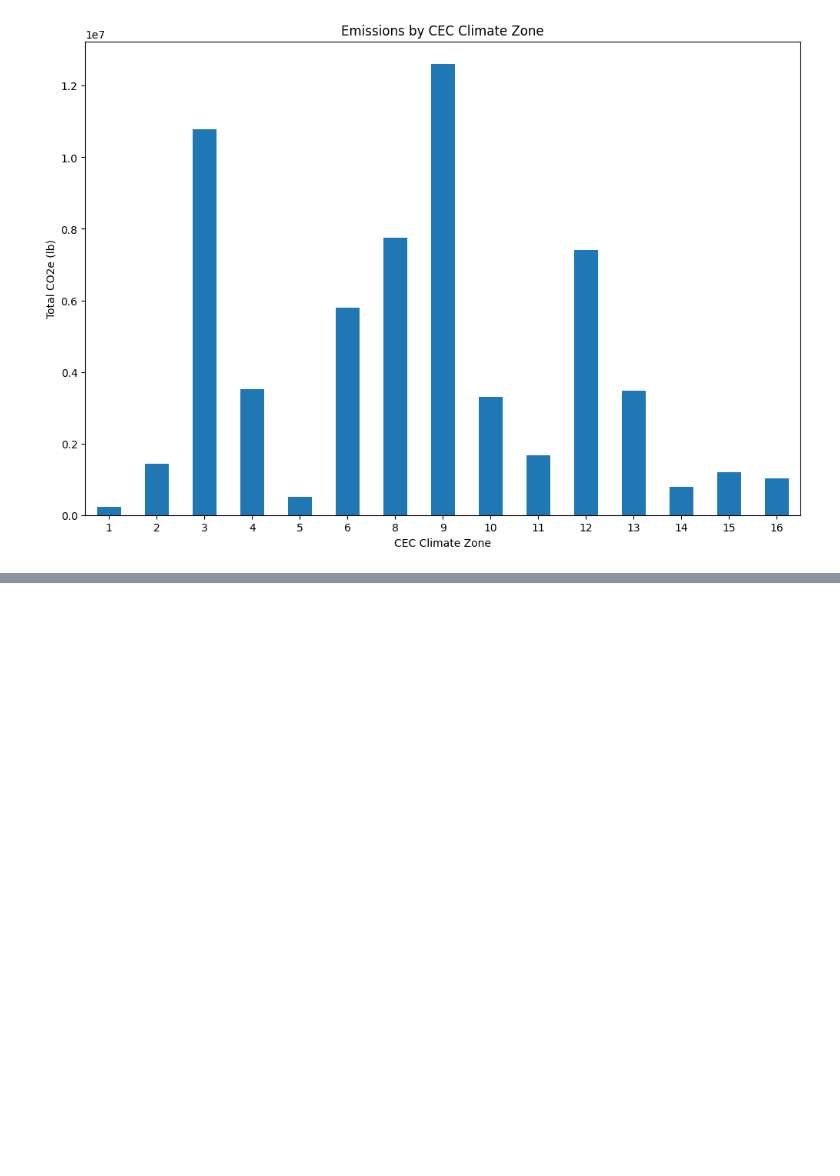
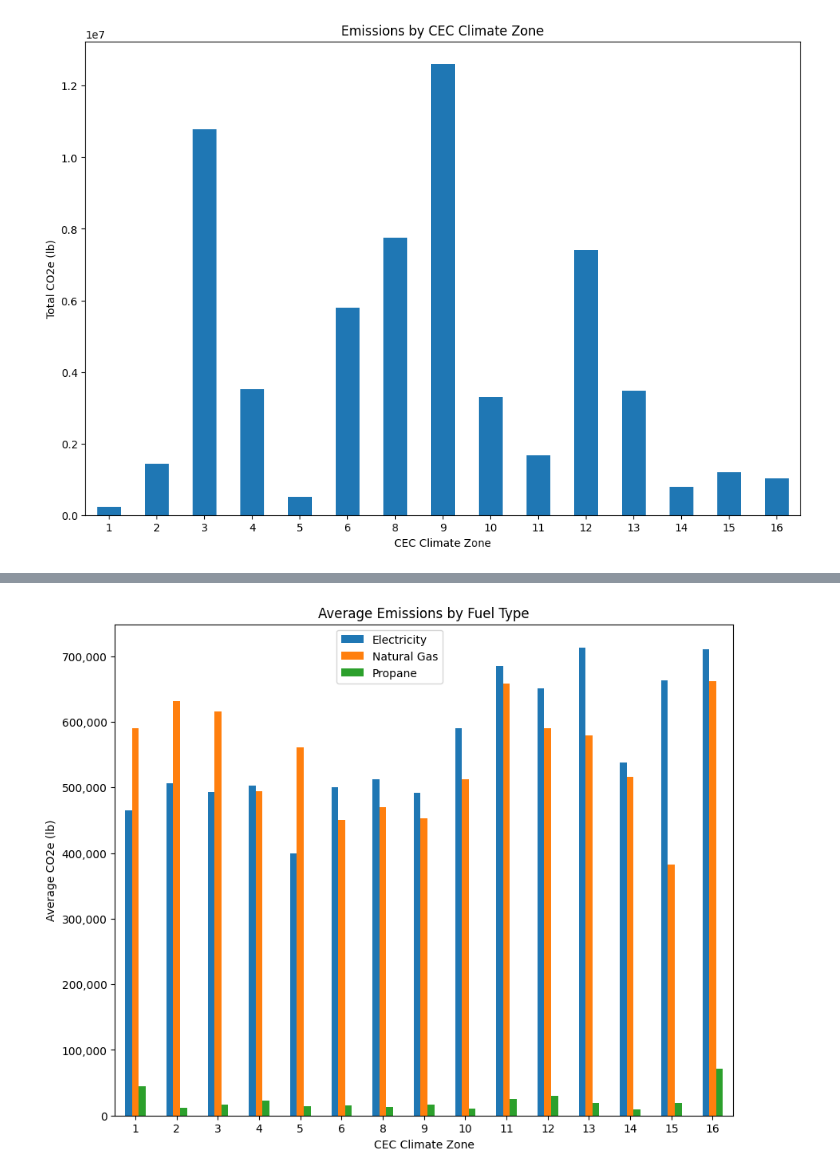
Before and after one commit to NREL/buildstock-query, a Jupyter notebook: example_usage/gashpwh_emissions.ipynb, the cells around one changed output, grey strips where cells are left out. Cells and saved outputs as stored; diff of their text form; code cells hidden in the pictures; blank space fills up the shorter version.

```diff
--- a/example_usage/gashpwh_emissions.ipynb
+++ b/example_usage/gashpwh_emissions.ipynb
@@ -329,3 +310,43 @@ plt.show()
+# %%
+# Convert the column to numeric (integer)
+grouped_by_electricity = df_total.groupby(['build_existing_model.cec_climate_zone'])['report_simulation_output.emissions_co_2_e_lrmer_mid_case_15_electricity_total_lb'].mean()
+grouped_by_natural_gas = df_total.groupby(['build_existing_model.cec_climate_zone'])['report_simulation_output.emissions_co_2_e_lrmer_mid_case_15_natural_gas_total_lb'].mean()
+grouped_by_propane = df_total.groupby(['build_existing_model.cec_climate_zone'])['report_simulation_output.emissions_co_2_e_lrmer_mid_case_15_propane_total_lb'].mean()
+
+grouped_by_all = pd.DataFrame(
+    {
+        'Electricity': grouped_by_electricity*248,
+        'Natural Gas': grouped_by_natural_gas*248,
+        'Propane': grouped_by_propane*248
+    }
+)
+grouped_by_all
+
+
+import matplotlib.pyplot as plt
+import matplotlib.ticker as ticker
+
+# Set the inline backend and desired figure size
+%matplotlib inline
+plt.rcParams['figure.figsize'] = (10, 8)  # Adjust figsize as needed
+
+
+ax = grouped_by_all.plot(kind='bar', stacked=False)
+plt.xlabel('CEC Climate Zone')
+plt.ylabel('Average CO2e (lb)')
+plt.title('Average Emissions by Fuel Type')
+plt.xticks(rotation=0)
+
+# Move the legend to the right by adjusting bbox_to_anchor
+plt.legend(title='', bbox_to_anchor=(0.35, 1), loc='upper left')
+
+# Format y-axis tick labels with commas
+ax.yaxis.set_major_formatter(ticker.FuncFormatter(lambda x, p: format(int(x), ',')))
+
+
+plt.show()
+# %% [output]
+[figure, added]
 # %%
 # Stacked bar charts comparing water heater and HVAC emissions:
 
```
Also changed, not shown: parts of 20 cells of this notebook, 2 other files.
